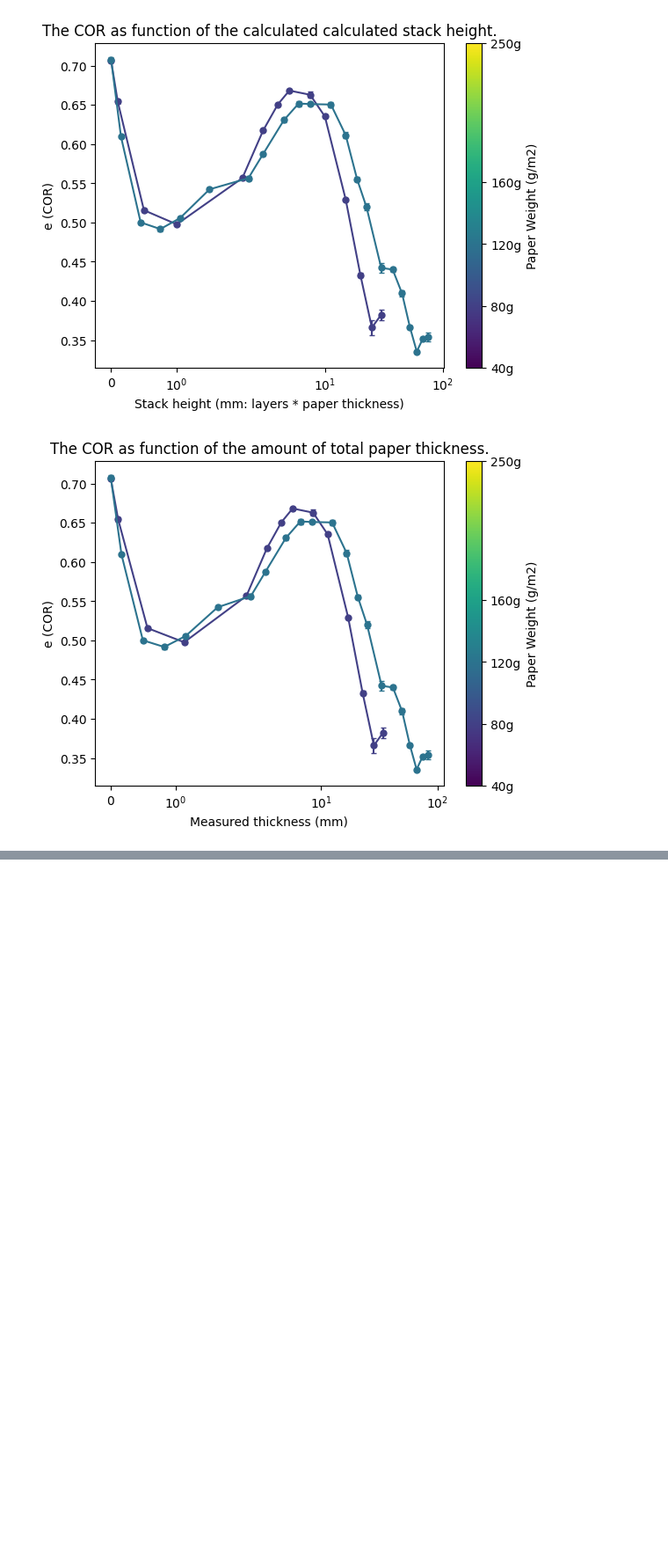
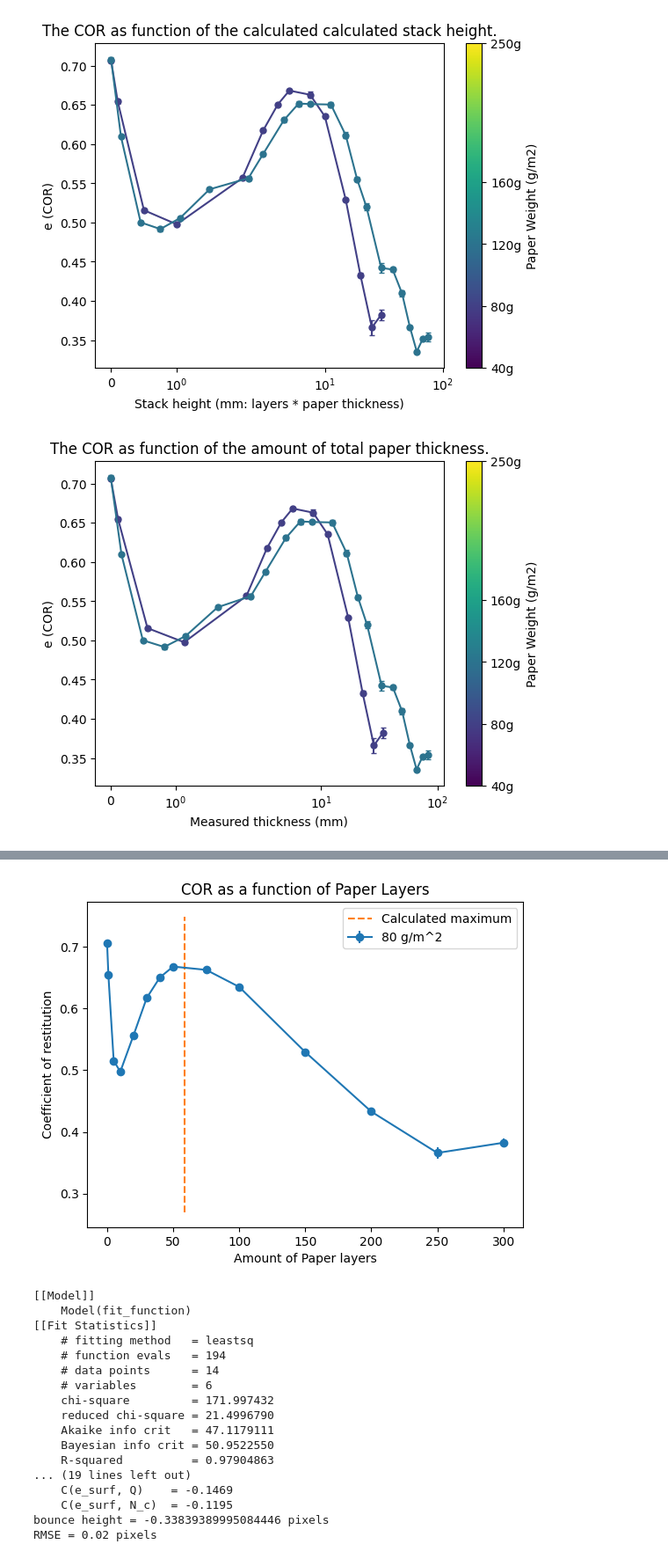
Before and after one commit to joshuadijksman/paperstack, a Jupyter notebook: Manou_version/code/Manou_Liesker_combinedata.ipynb, the cells around one changed output, grey strips where cells are left out. Shown at 88% size. Saved outputs shown, nothing was run; the diff lists cells and outputs as text; code cells hidden in the pictures; blank space fills up the shorter version.

Commit message:
Fitted data to formula

```diff
--- a/Manou_version/code/Manou_Liesker_combinedata.ipynb
+++ b/Manou_version/code/Manou_Liesker_combinedata.ipynb
@@ -915,0 +920,80 @@ RMSE = 0.04 pixels
+# %%
+plt.title("COR as a function of Paper Layers")
+plt.errorbar(Thickness_80d_newpaper_unique, avg_COR_80d_newpaper, yerr = COR_err_80d_newpaper, fmt = 'o-', label = '80 g/m^2')
+plt.plot([58.738938053097345132743362831858, 58.738938053097345132743362831858],[min(_22_7_COR), max(_22_7_COR)], '--', label = 'Calculated maximum')
+plt.xlabel("Amount of Paper layers")
+plt.ylabel("Coefficient of restitution")
+plt.yscale('linear')
+plt.legend()
+plt.show()
+
+
+
+
+def fit_function(N, e_bulk, e_surf, alfa, A, Q, N_c):
+    return e_bulk + (e_surf - e_bulk)*np.exp(-alfa * N) + A/np.sqrt(1 + Q**2 * (N/N_c - N_c / N)**2)
+
+calibration_model = Model(fit_function)
+calibration_model.set_param_hint('e_bulk', min = 0, max = 1)
+calibration_model.set_param_hint('e_surf', min = 0, max = 1)
+calibration_model.set_param_hint('alfa', min = 0, max = 1)
+calibration_model.set_param_hint('A')
+calibration_model.set_param_hint('Q', min = 0, max = 1)
+calibration_model.set_param_hint('N_c', min = 30, max = 70)
+
+fit_weights = 1 / np.array(COR_err_80d_newpaper)
+
+fit_result = calibration_model.fit(avg_COR_80d_newpaper, N = Thickness_80d_newpaper_unique, e_bulk = 0.3, e_surf = 0.7, alfa = 0.01, A = 0.3, Q = 0.45, N_c = 80, weights=fit_weights)
+N_critical = fit_result.params['N_c'].value
+
+print(fit_result.fit_report())
+
+fit_y = fit_result.best_fit
+residuals = avg_COR_80d_newpaper - fit_y
+rmse = np.sqrt(np.mean(residuals**2))
+
+fig, (ax_res, ax_main) = plt.subplots(
+    2, 1, figsize=(5, 4), sharex=True,
+    gridspec_kw={'height_ratios': [1, 3]}
+)
+
+print(f'bounce height = {b} pixels')
+print(f'RMSE = {rmse:.2f} pixels')
+
+# residual plot
+ax_res.axhline(0, linestyle='--')
+ax_res.errorbar(Thickness_80d_newpaper_unique, residuals, yerr = COR_err_80d_newpaper, fmt = 'o', markersize=3)
+ax_res.set_ylabel('Residual')
+ax_res.set_title(f'Fit quality (RMSE = {rmse:.2f} px)')
+
+# main plot
+ax_main.errorbar(Thickness_80d_newpaper_unique, avg_COR_80d_newpaper, label='Data', fmt = 'o', yerr = COR_err_80d_newpaper, markersize=5, zorder=1)
+ax_main.plot(Thickness_80d_newpaper_unique, fit_y, label='Fit', zorder=2)
+
+
+ax_main.set_xlabel('Amount of paper layers')
+ax_main.set_ylabel('Stack height (mm)')
+ax_main.set_title('Data and fit')
+ax_main.legend()
+
+plt.tight_layout()
+plt.show()
+# %% [output]
+[figure, added]
+[[Model]]
+    Model(fit_function)
+[[Fit Statistics]]
+    # fitting method   = leastsq
+    # function evals   = 194
+    # data points      = 14
+    # variables        = 6
+    chi-square         = 171.997432
+    reduced chi-square = 21.4996790
+    Akaike info crit   = 47.1179111
+    Bayesian info crit = 50.9522550
+    R-squared          = 0.97904863
+... (19 lines left out)
+    C(e_surf, Q)    = -0.1469
+    C(e_surf, N_c)  = -0.1195
+bounce height = -0.33839389995084446 pixels
+RMSE = 0.02 pixels
```
Also changed, not shown: parts of 3 cells of this notebook, 1 other file.
